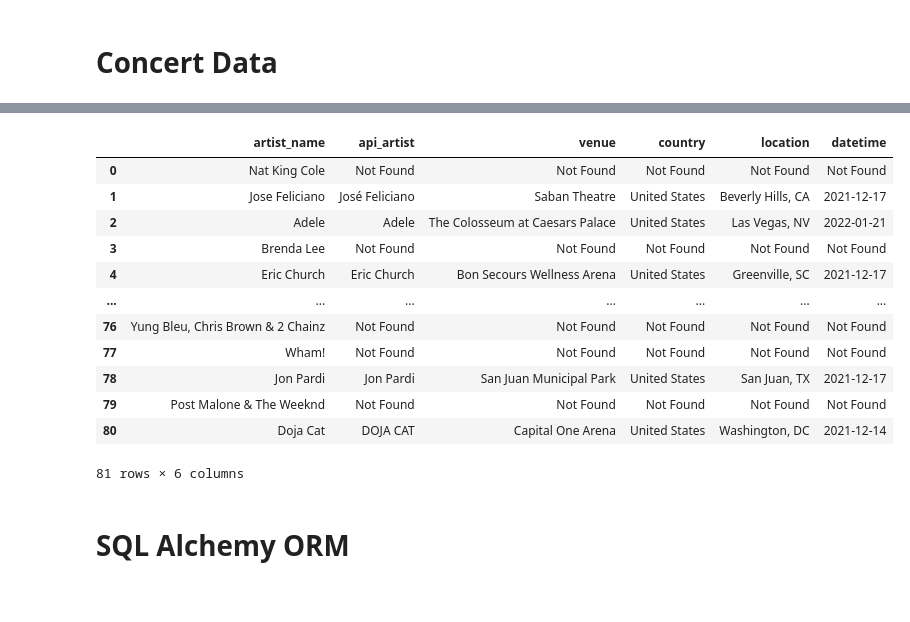
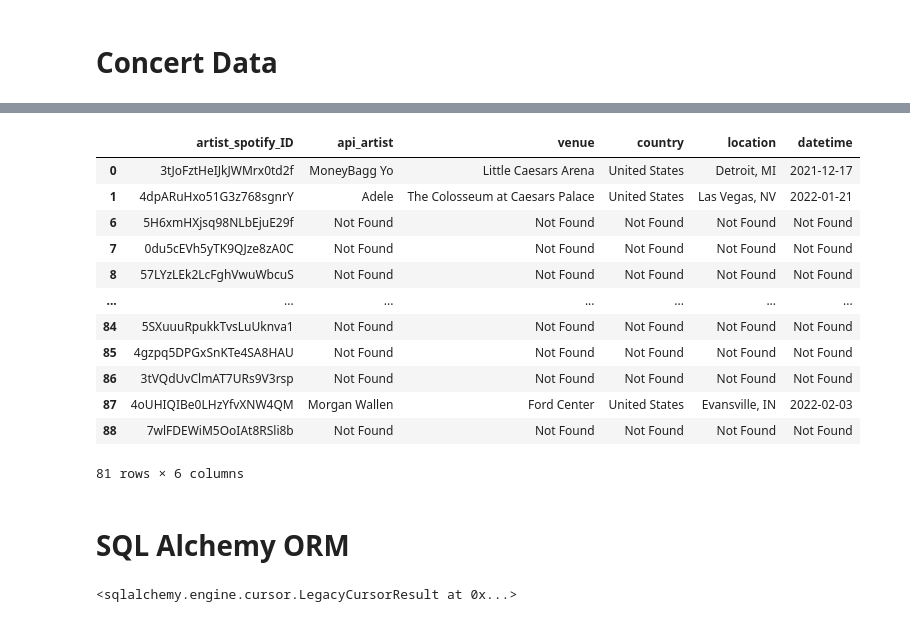
Before and after one commit to P219-C/G2-project-2_ETL_UWADA, a Jupyter notebook: Data sources/ETL.ipynb, the cells around one changed output, grey strips where cells are left out. Drawn from its saved outputs; the diff is of its cells as text; code cells hidden in the pictures.

```diff
--- a/Data sources/ETL.ipynb
+++ b/Data sources/ETL.ipynb
@@ -72,7 +72,7 @@ import search_function
 # %%
 # Iterating search function for each row of the top_100_scrapped_df
 for index,row in top_100_scrapped_df.iterrows():
-    top_100_scrapped_df.loc[index,:] = search(row)
+    top_100_scrapped_df.loc[index,:] = my_search(row)
 
 # creating output csv for main table
 top_100_scrapped_df.to_csv('Output_CSV/top_100_scrapped_df.csv', index=False)
@@ -258,3 +258,5 @@ import events_api
 # %%
 # generating event_df
-event_df = event_api(artist_list)
+initial_event_df = event_api(artist_list)
+
+initial_event_df
@@ -277,0 +277,6 @@ event_df
+# %%
+#adding 'artist_spotify_ID' column
+merged_df = initial_event_df.merge(top_100_cleaned_df, on ='artist_name', how = 'inner')
+event_df = merged_df[['artist_spotify_ID', 'api_artist', 'venue', 'country','location','datetime']]
+# printing event_df
+event_df
@@ -278,22 +297,23 @@ event_df
 # %%
 # generating csv file for concert_table
 event_df.to_csv('Output_CSV/event_df.csv')
 
 # displaying album_table
+event_df = event_df.drop_duplicates()
 event_df
 # %% [output]
-|  | artist_name | api_artist | venue | country | location | datetime |
-| 0 | Nat King Cole | Not Found | Not Found | Not Found | Not Found | Not Found |
-| 1 | Jose Feliciano | José Feliciano | Saban Theatre | United States | Beverly Hills, CA | 2021-12-17 |
-| 2 | Adele | Adele | The Colosseum at Caesars Palace | United States | Las Vegas, NV | 2022-01-21 |
-| 3 | Brenda Lee | Not Found | Not Found | Not Found | Not Found | Not Found |
-| 4 | Eric Church | Eric Church | Bon Secours Wellness Arena | United States | Greenville, SC | 2021-12-17 |
+|  | artist_spotify_ID | api_artist | venue | country | location | datetime |
+| 0 | 3tJoFztHeIJkJWMrx0td2f | MoneyBagg Yo | Little Caesars Arena | United States | Detroit, MI | 2021-12-17 |
+| 1 | 4dpARuHxo51G3z768sgnrY | Adele | The Colosseum at Caesars Palace | United States | Las Vegas, NV | 2022-01-21 |
+| 6 | 5H6xmHXjsq98NLbEjuE29f | Not Found | Not Found | Not Found | Not Found | Not Found |
+| 7 | 0du5cEVh5yTK9QJze8zA0C | Not Found | Not Found | Not Found | Not Found | Not Found |
+| 8 | 57LYzLEk2LcFghVwuWbcuS | Not Found | Not Found | Not Found | Not Found | Not Found |
 | ... | ... | ... | ... | ... | ... | ... |
-| 76 | Yung Bleu, Chris Brown & 2 Chainz | Not Found | Not Found | Not Found | Not Found | Not Found |
-| 77 | Wham! | Not Found | Not Found | Not Found | Not Found | Not Found |
-| 78 | Jon Pardi | Jon Pardi | San Juan Municipal Park | United States | San Juan, TX | 2021-12-17 |
-| 79 | Post Malone & The Weeknd | Not Found | Not Found | Not Found | Not Found | Not Found |
-| 80 | Doja Cat | DOJA CAT | Capital One Arena | United States | Washington, DC | 2021-12-14 |
+| 84 | 5SXuuuRpukkTvsLuUknva1 | Not Found | Not Found | Not Found | Not Found | Not Found |
+| 85 | 4gzpq5DPGxSnKTe4SA8HAU | Not Found | Not Found | Not Found | Not Found | Not Found |
+| 86 | 3tVQdUvClmAT7URs9V3rsp | Not Found | Not Found | Not Found | Not Found | Not Found |
+| 87 | 4oUHIQIBe0LHzYfvXNW4QM | Morgan Wallen | Ford Center | United States | Evansville, IN | 2022-02-03 |
+| 88 | 7wlFDEWiM5OoIAt8RSli8b | Not Found | Not Found | Not Found | Not Found | Not Found |
 81 rows × 6 columns
 # %% [markdown]
 # SQL Alchemy ORM
@@ -299,0 +347,9 @@ event_df
+# %%
+# Upsert: artist
+insert_statement = postgresql.insert(artist).values(artist_grouped_df.to_dict(orient='records'))
+upsert_statement = insert_statement.on_conflict_do_update(
+    index_elements=['artist_spotify_ID'],
+    set_={c.key: c for c in insert_statement.excluded if c.key not in ['artist_spotify_ID']})
+engine.execute(upsert_statement)
+# %% [output]
+<sqlalchemy.engine.cursor.LegacyCursorResult at 0x...>
```
Also changed, not shown: parts of 14 cells of this notebook, 26 other files.
